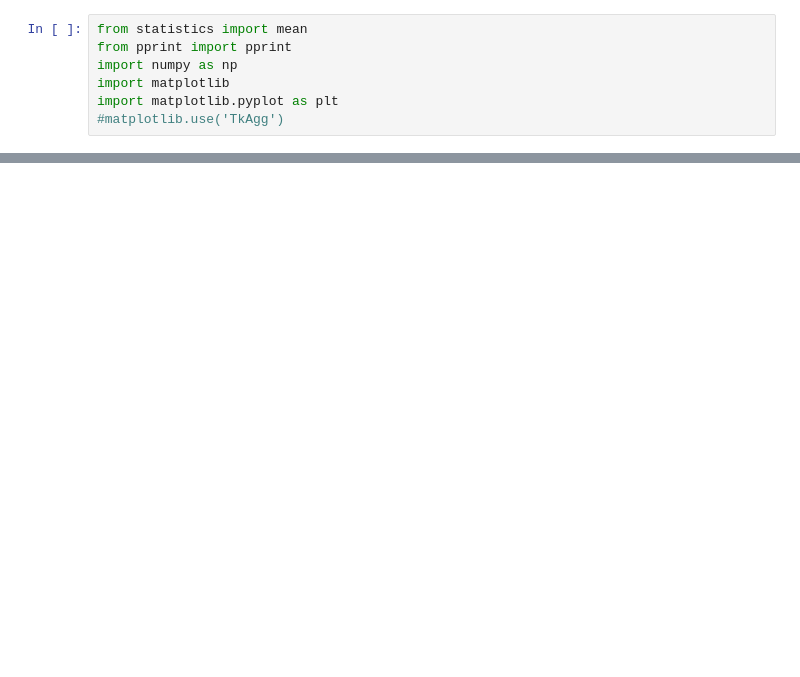
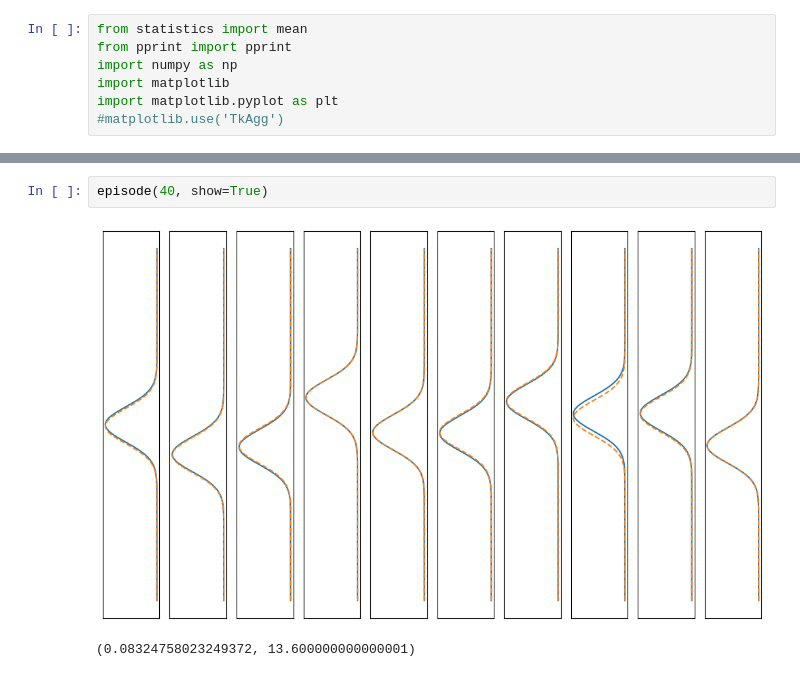
Before and after one commit to nikoczernin/aknum, a Jupyter notebook: tutorial_1/e1.7.ipynb, the cells around one changed output, grey strips where cells are left out. Cells and saved outputs as stored; diff of their text form; blank space fills up the shorter version.

```diff
--- a/tutorial_1/e1.7.ipynb
+++ b/tutorial_1/e1.7.ipynb
@@ -77,0 +108,5 @@ plt.show()
+# %%
+episode(40, show=True)
+# %% [output]
+[figure, added]
+(0.08324758023249372, 13.600000000000001)
```
Also changed, not shown: parts of 4 cells of this notebook, 3 other files.
